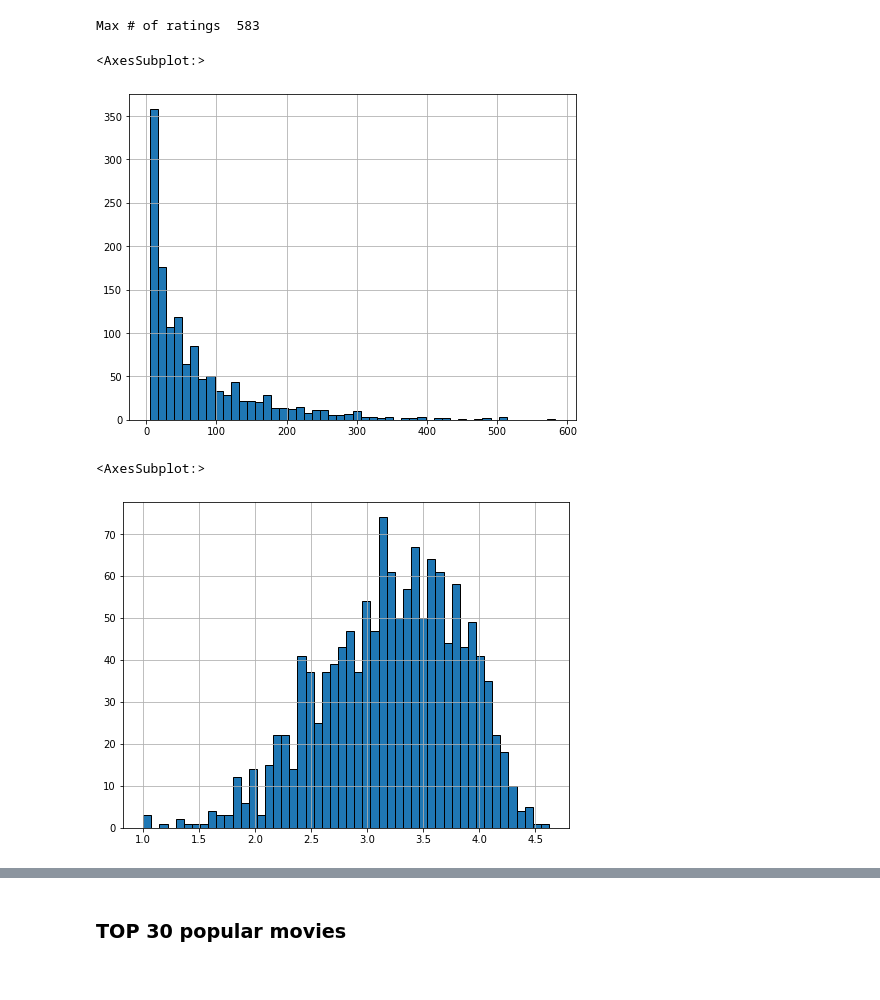
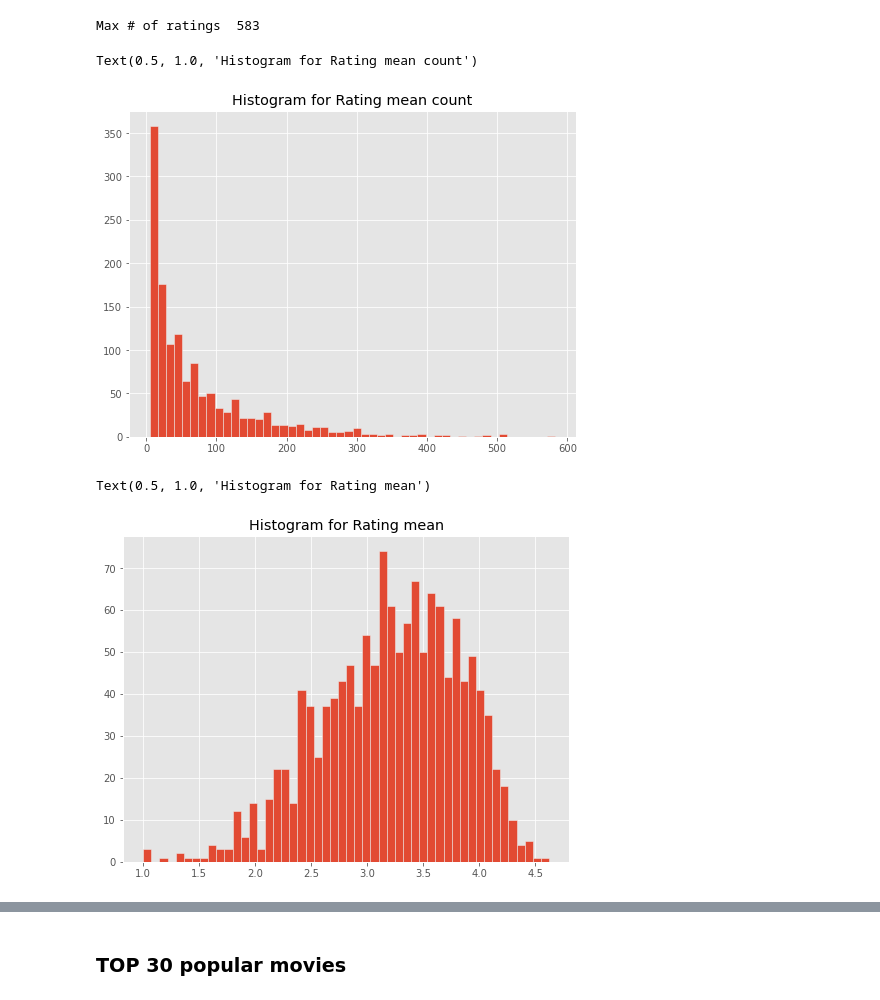
Before and after one commit to rsharm18/DSC478_final_Project, a Jupyter notebook: final_project_final.ipynb, the cells around one changed output, grey strips where cells are left out. Saved outputs shown, nothing was run; the diff lists cells and outputs as text; code cells hidden in the pictures.

```diff
--- a/final_project_final.ipynb
+++ b/final_project_final.ipynb
@@ -6,6 +6,7 @@ import pandas as pd
 import numpy as np
 import graphviz
 import matplotlib.pyplot as plt
+plt.style.use('ggplot')
 %matplotlib inline
 import pylab as pl
 
@@ -27,4 +28,7 @@ from matplotlib import cm
 from math import sqrt
 from Util import *
 from IPython.display import display, HTML
+
+##conda install tabulate
+#pip install mlxtend
 # %% [output]
@@ -523,15 +528,17 @@ Max # of ratings  583
 # %%
 plt.figure(figsize=(8,6))
 plt.rcParams['patch.force_edgecolor'] = True
 ratings_mean_count['rating_counts'].hist(bins=50)
+plt.title('Histogram for Rating mean count')
 # %% [output]
-<AxesSubplot:>
+Text(0.5, 1.0, 'Histogram for Rating mean count')
-[figure, old version]
+[figure, new version]
 # %%
 plt.figure(figsize=(8,6))
 plt.rcParams['patch.force_edgecolor'] = True
 ratings_mean_count['rating'].hist(bins=50)
+plt.title('Histogram for Rating mean')
 # %% [output]
-<AxesSubplot:>
+Text(0.5, 1.0, 'Histogram for Rating mean')
-[figure, old version]
+[figure, new version]
 # %%
```
Also changed, not shown: parts of 42 cells of this notebook.
